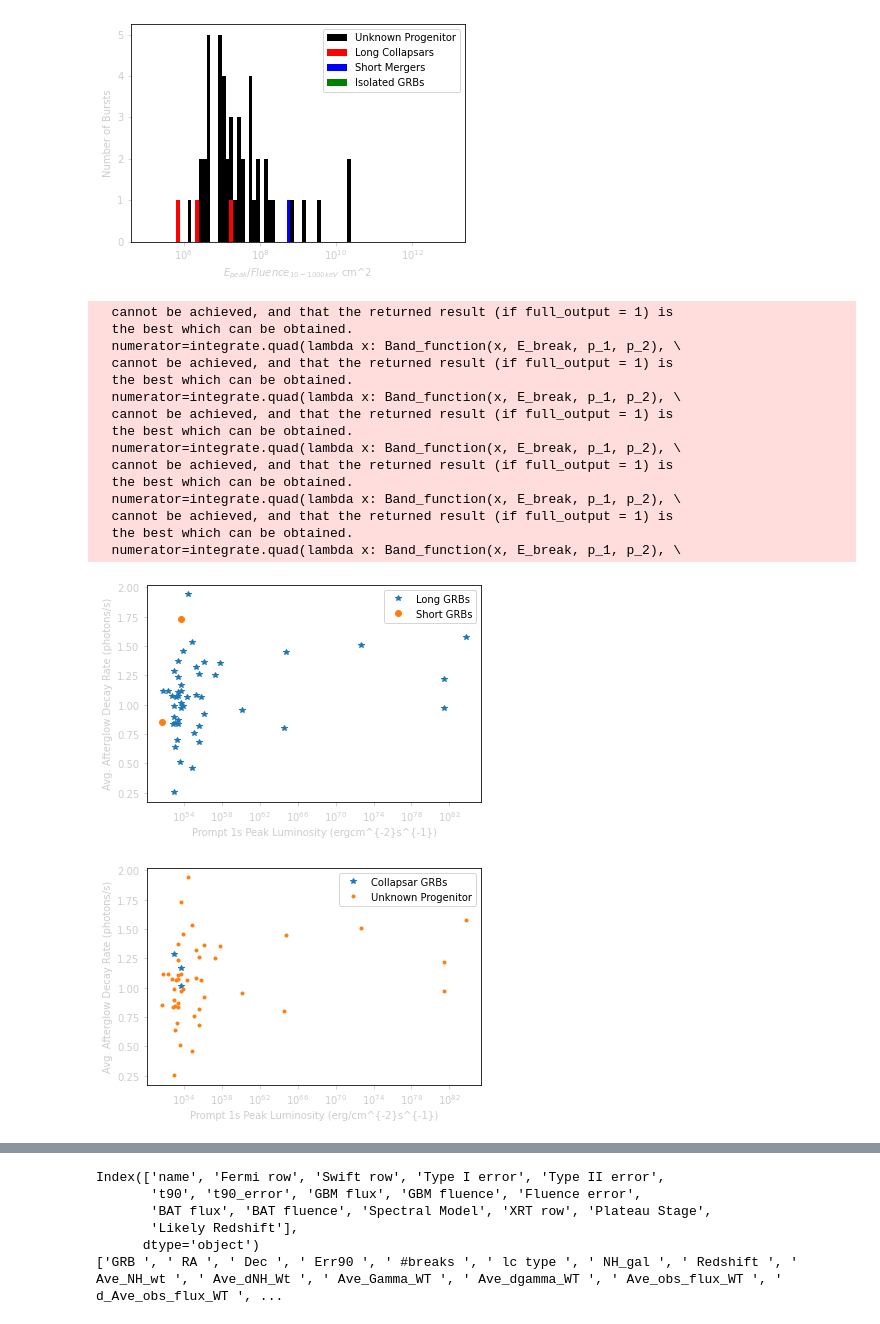
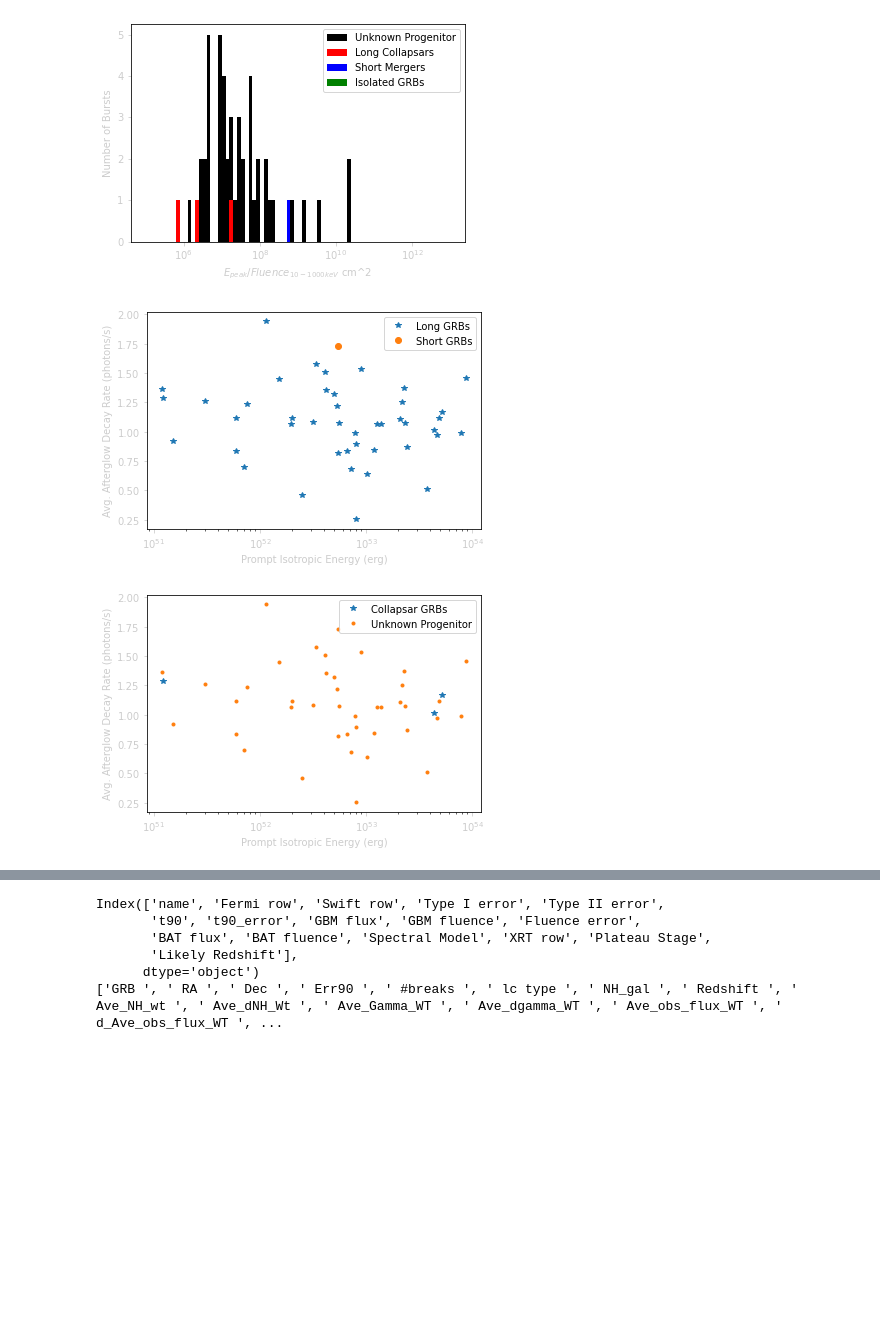
Before and after one commit to nuessle167/mirrored_prediction_paper, a Jupyter notebook: Cursed_code.ipynb, the cells around one changed output, grey strips where cells are left out. Cells and saved outputs as stored; diff of their text form; code cells hidden in the pictures; blank space fills up the shorter version.

```diff
--- a/Cursed_code.ipynb
+++ b/Cursed_code.ipynb
@@ -3331,7 +3350,7 @@ Intial_1_Data=np.zeros((len(spectral_sample_6_data),4))
 j=0
 for i in spectral_sample_6_data.index:
     rs=spectral_sample_6_data['Likely Redshift'][i]
-    flux=spectral_sample_6_data['GBM fluence'][i]
+    flu=spectral_sample_6_data['GBM fluence'][i]
     d_lum=((2*speed_light)/H_0)*(1-np.sqrt(1/(1+rs)))*(1+rs)
     # print(d_lum)
     ghostie=spectral_sample_6_data['Spectral Model'][i]
@@ -3341,7 +3360,7 @@ for i in spectral_sample_6_data.index:
     k=Fermi_k_func(sample_2_data, ghostie, fermi_placement, rs)
     #as is this one
     # print(k)
-    E_iso=4*np.pi*((d_lum)**2)*flux*k/(1+rs)
+    E_iso=4*np.pi*((d_lum)**2)*flu*k/(1+rs)
     # print(L_iso)
     Intial_1_Data[j, 0]=spectral_sample_6_data['name'][i]
     Intial_1_Data[j, 1]=E_iso
@@ -3360,7 +3379,7 @@ for i in spectral_sample_6_data.index:
         format(average_decay_data['name'][decay_pos])
     Intial_1_Data[j, 3]=spectral_sample_6_data['t90'][i]
     j=j+1
-Test_1_Data=pd.DataFrame(Intial_1_Data, columns=["Name", "Prompt Luminosity",\
+Test_1_Data=pd.DataFrame(Intial_1_Data, columns=["Name", "Prompt Isotropic Energy",\
                                                  "Avg. Afterglow Decay Rate", "t90"])
 outliers_mask=np.isin(Test_1_Data["Name"], \
                 (150101641.0, 100117879.0))
@@ -3369,68 +3388,59 @@ short_mask=np.where(No_Out_Test_1_Data["t90"]<=2, True, False)
 Short_Test_1_Data=No_Out_Test_1_Data[short_mask]
 long_mask=np.where(No_Out_Test_1_Data["t90"]>2, True, False)
 Long_Test_1_Data=No_Out_Test_1_Data[long_mask]
-plt.plot(Long_Test_1_Data["Prompt Luminosity"], \
+coefficients = np.polyfit(np.log10(No_Out_Test_1_Data["Prompt Isotropic Energy"]),\
+                          abs(No_Out_Test_1_Data["Avg. Afterglow Decay Rate"]), 1)
+polynomial = np.poly1d(coefficients)
+log10_y_fit = polynomial(np.log10(No_Out_Test_1_Data["Prompt Isotropic Energy"]))
+plt.plot(Long_Test_1_Data["Prompt Isotropic Energy"], \
          abs(Long_Test_1_Data["Avg. Afterglow Decay Rate"]), marker="*", ls='none')
-plt.plot(Short_Test_1_Data["Prompt Luminosity"], \
+plt.plot(Short_Test_1_Data["Prompt Isotropic Energy"], \
          abs(Short_Test_1_Data["Avg. Afterglow Decay Rate"]), marker="o", ls='none')
+plt.plot(No_Out_Test_1_Data["Prompt Isotropic Energy"], log10_y_fit, '--')
 plt.legend(['Long GRBs', 'Short GRBs'])
 plt.xscale('log')
 # plt.yscale('log')
 plt.tick_params(axis='x', colors='0.8')
 plt.tick_params(axis='y', colors='0.8')
-plt.xlabel(r"Prompt 1s Peak Luminosity (ergcm^{-2}s^{-1})", color="0.8")
+plt.xlabel(r"Prompt Isotropic Energy (erg)", color="0.8")
 plt.ylabel("Avg. Afterglow Decay Rate (photons/s)", color="0.8")
 plt.show()
 sm_mask=np.isin(No_Out_Test_1_Data['Name'], \
                 Overlap_Precursors["Short Mergers"])
 lm_mask=np.isin(No_Out_Test_1_Data['Name'], \
                 Overlap_Precursors["Long Mergers"])
 sc_mask=np.isin(No_Out_Test_1_Data['Name'], \
                 Overlap_Precursors["Short Collapsars"])
 lc_mask=np.isin(No_Out_Test_1_Data['Name'], \
                 Overlap_Precursors["Long Collapsars"])
 exo_mask=np.isin(No_Out_Test_1_Data['Name'], \
                 Overlap_Precursors["Potentially Exotic"])
 iso_mask=np.isin(No_Out_Test_1_Data['Name'], \
                 Overlap_Precursors["Galactic Detected"])
 Short_Test_1b_Data=No_Out_Test_1_Data[sm_mask|lm_mask|iso_mask]
 Long_Test_1b_Data=No_Out_Test_1_Data[sc_mask|lc_mask]
 Exotic_Test_1b_Data=No_Out_Test_1_Data[exo_mask]
 Unknown_Test_1b_Data=No_Out_Test_1_Data[~(lm_mask|lc_mask|sm_mask|sc_mask|exo_mask|iso_mask)]
-plt.plot(Long_Test_1b_Data["Prompt Luminosity"], \
+plt.plot(Long_Test_1b_Data["Prompt Isotropic Energy"], \
          abs(Long_Test_1b_Data["Avg. Afterglow Decay Rate"]), marker="*", ls='none')
 # plt.plot(Short_Test_1b_Data["Prompt Luminosity"], \
 #          abs(Short_Test_1b_Data["Avg. Afterglow Decay Rate"]), marker="o", ls='none')
 # plt.plot(Exotic_Test_1b_Data["Prompt Luminosity"], \
 #          abs(Exotic_Test_1b_Data["Avg. Afterglow Decay Rate"]), marker="o", ls='none')
-plt.plot(Unknown_Test_1b_Data["Prompt Luminosity"], \
+plt.plot(Unknown_Test_1b_Data["Prompt Isotropic Energy"], \
          abs(Unknown_Test_1b_Data["Avg. Afterglow Decay Rate"]), marker=".", ls='none')
+plt.plot(No_Out_Test_1_Data["Prompt Isotropic Energy"], log10_y_fit, '--')
 plt.legend(['Collapsar GRBs', 'Unknown Progenitor'])
 plt.xscale('log')
 # plt.yscale('log')
 plt.tick_params(axis='x', colors='0.8')
 plt.tick_params(axis='y', colors='0.8')
-plt.xlabel(r"Prompt 1s Peak Luminosity (erg/cm^{-2}s^{-1})", color="0.8")
+plt.xlabel(r"Prompt Isotropic Energy (erg)", color="0.8")
 plt.ylabel("Avg. Afterglow Decay Rate (photons/s)", color="0.8")
 plt.show()
 # %% [output]
-  cannot be achieved, and that the returned result (if full_output = 1) is
-  the best which can be obtained.
-  numerator=integrate.quad(lambda x: Band_function(x, E_break, p_1, p_2), \
-  cannot be achieved, and that the returned result (if full_output = 1) is
-  the best which can be obtained.
-  numerator=integrate.quad(lambda x: Band_function(x, E_break, p_1, p_2), \
-  cannot be achieved, and that the returned result (if full_output = 1) is
-  the best which can be obtained.
-  numerator=integrate.quad(lambda x: Band_function(x, E_break, p_1, p_2), \
-  cannot be achieved, and that the returned result (if full_output = 1) is
-  the best which can be obtained.
-  numerator=integrate.quad(lambda x: Band_function(x, E_break, p_1, p_2), \
-  cannot be achieved, and that the returned result (if full_output = 1) is
-  the best which can be obtained.
-  numerator=integrate.quad(lambda x: Band_function(x, E_break, p_1, p_2), \
-[figure, old version]
+[figure, new version]
-[figure, old version]
+[figure, new version]
 # %%
 ##Hypothesis 2a##
 Initial_2a_Data=np.zeros((len(spectral_sample_6_data.index),4))
```
Also changed, not shown: parts of 7 cells of this notebook.
